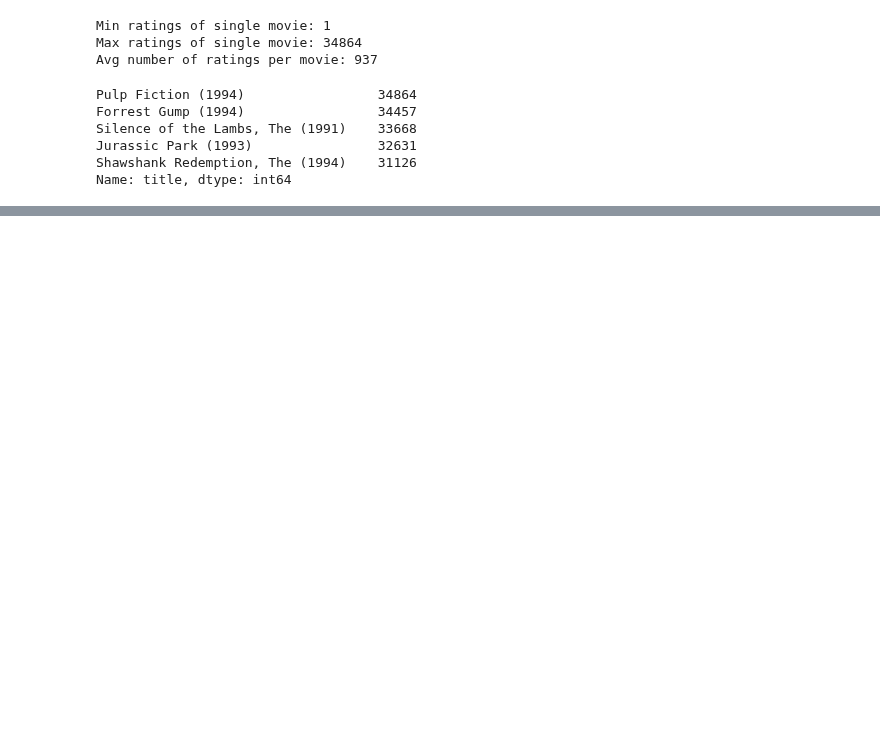
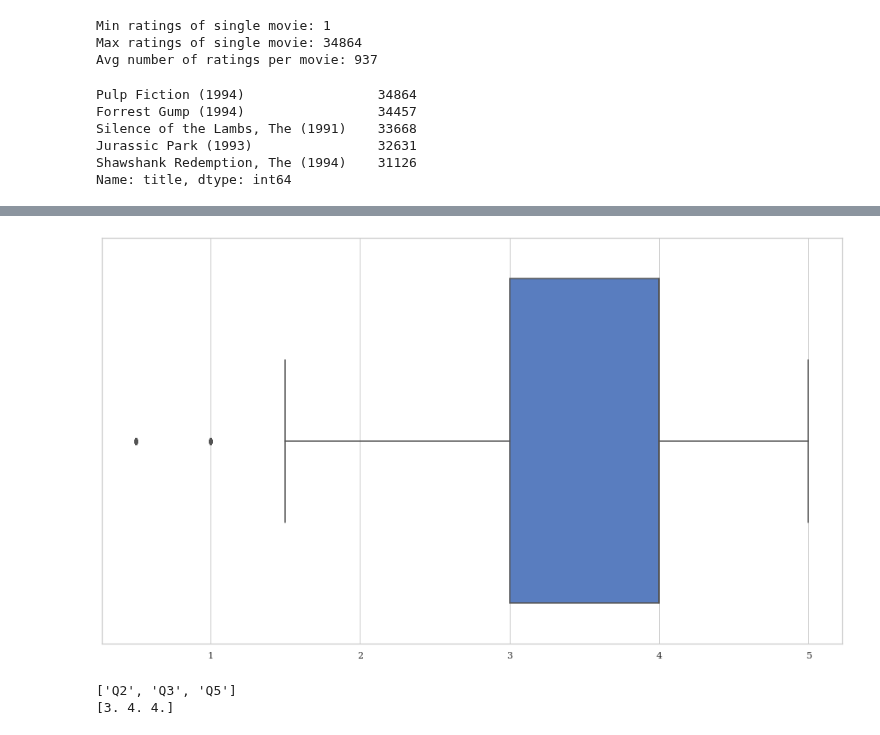
Before and after one commit to James-Leslie/deep-collaborative-filtering, a Jupyter notebook: data/train_test_movielens10m.ipynb, the cells around one changed output, grey strips where cells are left out. Drawn from its saved outputs; the diff is of its cells as text; code cells hidden in the pictures; blank space fills up the shorter version.

```diff
--- a/data/train_test_movielens10m.ipynb
+++ b/data/train_test_movielens10m.ipynb
@@ -330 +335,11 @@ print('Avg rating:', round(df['rating'].mean(),2))
 Avg rating: 3.51
+# %%
+sns.boxplot(df['rating'].values)
+plt.show()
+
+print((['Q2','Q3','Q5']))
+print(np.percentile(df.rating.values, [25,50,75]))
+# %% [output]
+[figure, added]
+['Q2', 'Q3', 'Q5']
+[3. 4. 4.]
```
Also changed, not shown: parts of 6 cells of this notebook, 22 other files.
